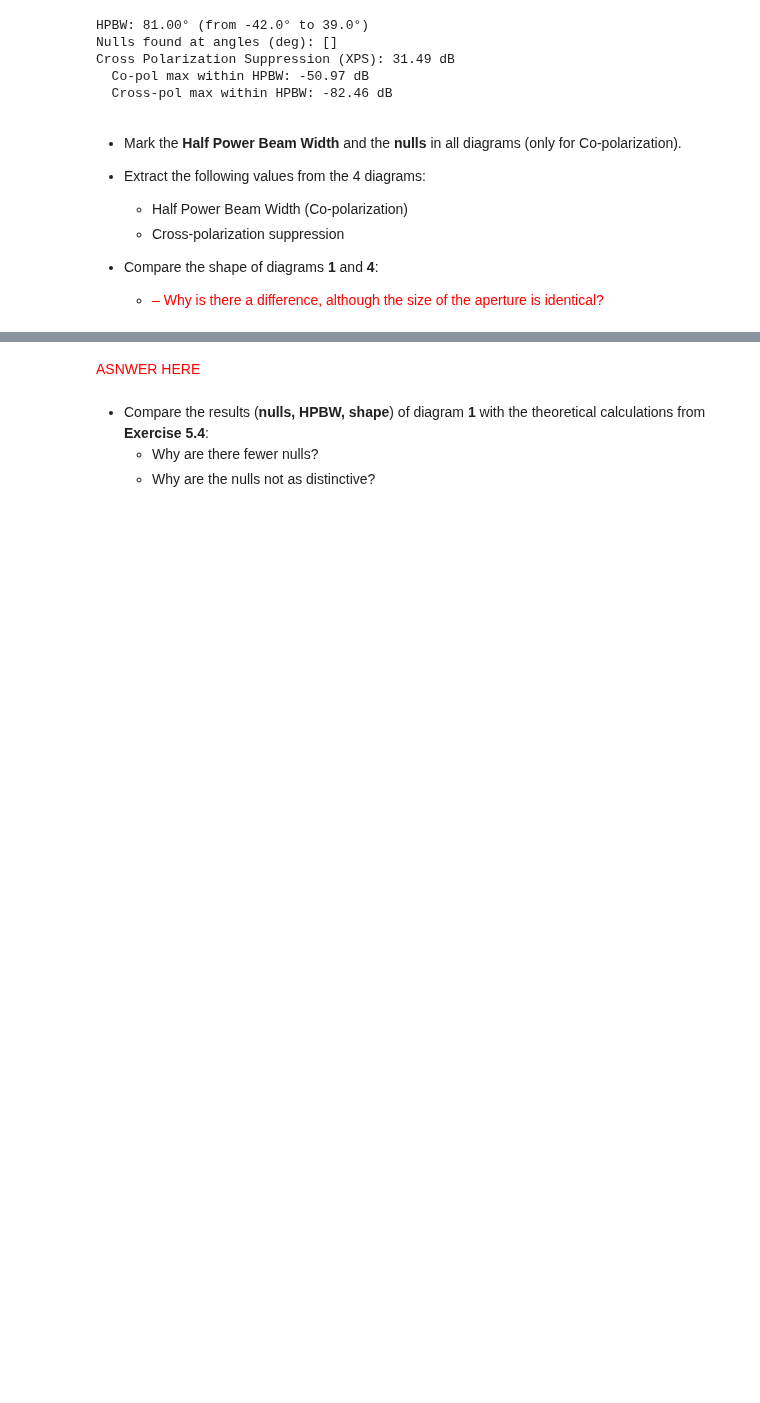
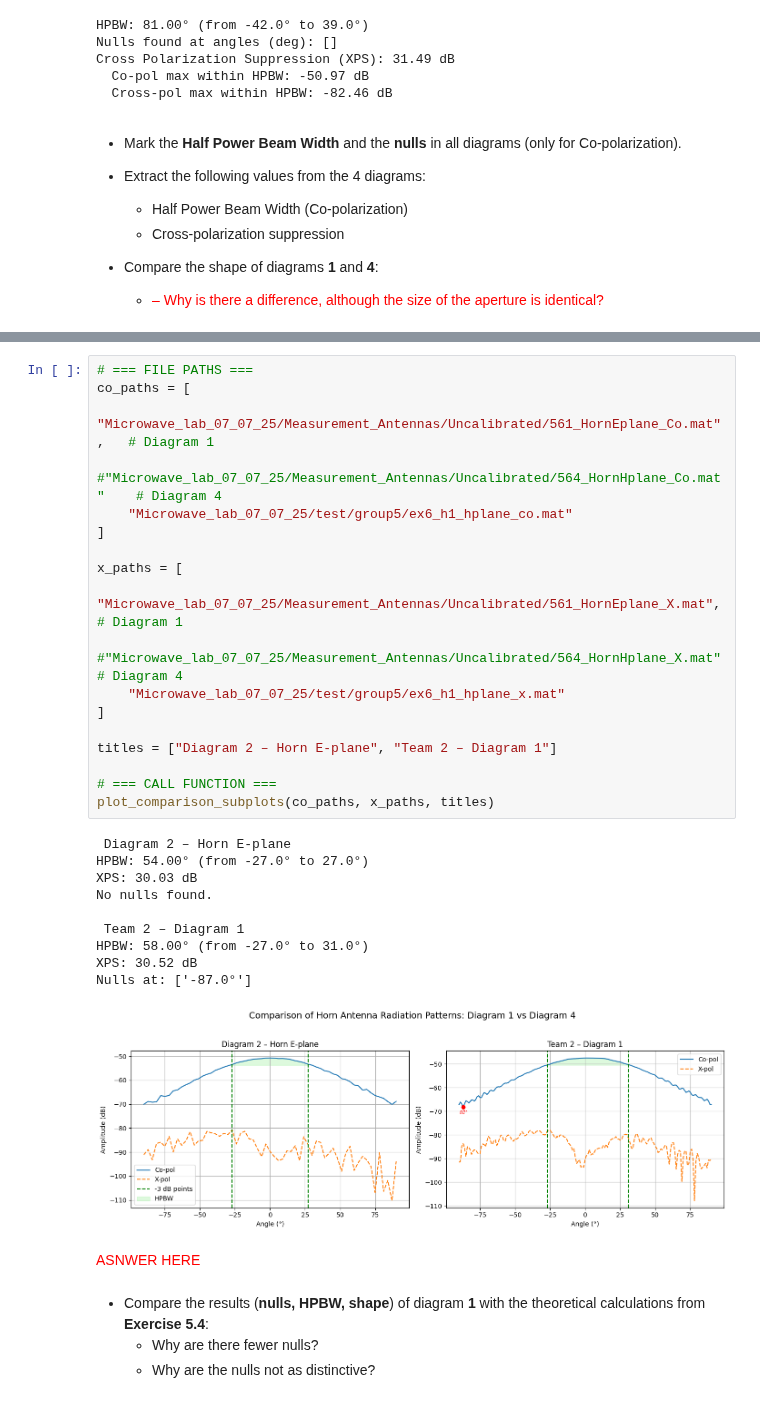
Before and after one commit to NortheLo/Microwave_Eng_Lab, a Jupyter notebook: Lab5_Antennas/Lab5_Antennas_Group1.ipynb, the cells around one changed output, grey strips where cells are left out. Cells and saved outputs as stored; diff of their text form; blank space fills up the shorter version.

```diff
--- a/Lab5_Antennas/Lab5_Antennas_Group1.ipynb
+++ b/Lab5_Antennas/Lab5_Antennas_Group1.ipynb
@@ -353,3 +351,32 @@ No nulls found.
+# %%
+# === FILE PATHS ===
+co_paths = [
+    "Microwave_lab_07_07_25/Measurement_Antennas/Uncalibrated/561_HornEplane_Co.mat",   # Diagram 1
+    #"Microwave_lab_07_07_25/Measurement_Antennas/Uncalibrated/564_HornHplane_Co.mat"    # Diagram 4
+    "Microwave_lab_07_07_25/test/group5/ex6_h1_hplane_co.mat"
+]
+
+x_paths = [
+    "Microwave_lab_07_07_25/Measurement_Antennas/Uncalibrated/561_HornEplane_X.mat",    # Diagram 1
+    #"Microwave_lab_07_07_25/Measurement_Antennas/Uncalibrated/564_HornHplane_X.mat"     # Diagram 4
+    "Microwave_lab_07_07_25/test/group5/ex6_h1_hplane_x.mat"
+]
+
+titles = ["Diagram 2 – Horn E-plane", "Team 2 – Diagram 1"]
+
+# === CALL FUNCTION ===
+plot_comparison_subplots(co_paths, x_paths, titles)
+# %% [output]
+ Diagram 2 – Horn E-plane
+HPBW: 54.00° (from -27.0° to 27.0°)
+XPS: 30.03 dB
+No nulls found.
+
+ Team 2 – Diagram 1
+HPBW: 58.00° (from -27.0° to 31.0°)
+XPS: 30.52 dB
+Nulls at: ['-87.0°']
+[figure, added]
 # %% [markdown]
 <span style="color:red">ASNWER HERE</span>
 # %% [markdown]
```
Also changed, not shown: parts of 5 cells of this notebook.
